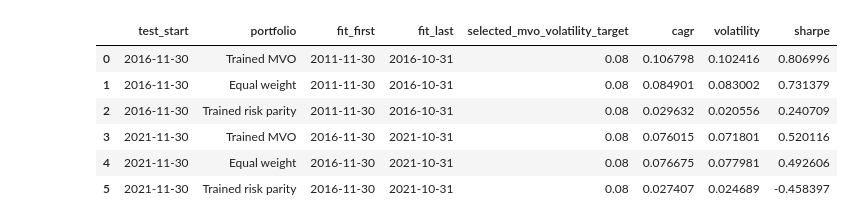
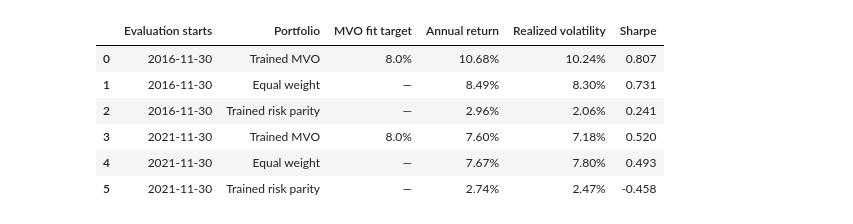
Before and after one commit to kybeka/meridian-capital, a Jupyter notebook: research/round-1/supplementary_studies.ipynb, the cells around one changed output. Cells and saved outputs as stored; diff of their text form; code cells hidden in the pictures.

```diff
--- a/research/round-1/supplementary_studies.ipynb
+++ b/research/round-1/supplementary_studies.ipynb
@@ -398,39 +587,46 @@ historical_results = []
 historical_weights = []
 for first_test_month in ["2016-11-30", "2021-11-30"]:
     start = pd.Timestamp(first_test_month)
     sample = returns.loc[returns.index < start, historical_assets].tail(60)
     assert len(sample) == 60 and sample.index[-1] < start
     trained_weights = None
     for target in [0.08, 0.075, 0.07]:
         try:
             trained_weights, diagnostics = optimize_weights(sample, POLICY, target=target)
             break
         except RuntimeError:
             continue
     if trained_weights is None:
         raise RuntimeError("No verified historical fit in the volatility band.")
     sample_covariance = sample.cov().to_numpy() * 12
     alternatives = {"Trained MVO": trained_weights,
                     "Equal weight": np.ones(6) / 6,
                     "Trained risk parity": historical_parity(sample_covariance)}
     for name, weights in alternatives.items():
         net = simulate_fixed_weights(weights, returns.loc[start:, historical_assets])["net_return"]
         row = performance_statistics(net).to_dict()
         row.update(test_start=first_test_month, portfolio=name, fit_first=str(sample.index[0].date()),
                    fit_last=str(sample.index[-1].date()), selected_mvo_volatility_target=target)
         historical_results.append(row)
         historical_weights.append({"test_start": first_test_month, "portfolio": name,
                                    **dict(zip(historical_assets, weights))})
 historical_summary = pd.DataFrame(historical_results)
 historical_summary.to_csv(STUDIES / "historical_fit_summary.csv", index=False)
 pd.DataFrame(historical_weights).to_csv(STUDIES / "historical_fit_weights.csv", index=False)
-display(historical_summary[["test_start", "portfolio", "fit_first", "fit_last",
-                            "selected_mvo_volatility_target", "cagr", "volatility", "sharpe"]])
+
+historical_display = historical_summary[["test_start", "portfolio", "selected_mvo_volatility_target",
+                                        "cagr", "volatility", "sharpe"]].copy()
+historical_display.loc[historical_display["portfolio"] != "Trained MVO", "selected_mvo_volatility_target"] = np.nan
+display(historical_display.rename(columns={"test_start": "Evaluation starts", "portfolio": "Portfolio",
+    "selected_mvo_volatility_target": "MVO fit target", "cagr": "Annual return",
+    "volatility": "Realized volatility", "sharpe": "Sharpe"})
+    .style.format({"MVO fit target": "{:.1%}", "Annual return": "{:.2%}",
+                   "Realized volatility": "{:.2%}", "Sharpe": "{:.3f}"}, na_rep="—"))
 # %% [output]
-|  | test_start | portfolio | fit_first | fit_last | selected_mvo_volatility_target | cagr | volatility | sharpe |
-| 0 | 2016-11-30 | Trained MVO | 2011-11-30 | 2016-10-31 | 0.08 | 0.106798 | 0.102416 | 0.806996 |
-| 1 | 2016-11-30 | Equal weight | 2011-11-30 | 2016-10-31 | 0.08 | 0.084901 | 0.083002 | 0.731379 |
-| 2 | 2016-11-30 | Trained risk parity | 2011-11-30 | 2016-10-31 | 0.08 | 0.029632 | 0.020556 | 0.240709 |
-| 3 | 2021-11-30 | Trained MVO | 2016-11-30 | 2021-10-31 | 0.08 | 0.076015 | 0.071801 | 0.520116 |
-| 4 | 2021-11-30 | Equal weight | 2016-11-30 | 2021-10-31 | 0.08 | 0.076675 | 0.077981 | 0.492606 |
-| 5 | 2021-11-30 | Trained risk parity | 2016-11-30 | 2021-10-31 | 0.08 | 0.027407 | 0.024689 | -0.458397 |
+|  | Evaluation starts | Portfolio | MVO fit target | Annual return | Realized volatility | Sharpe |
+| 0 | 2016-11-30 | Trained MVO | 8.0% | 10.68% | 10.24% | 0.807 |
+| 1 | 2016-11-30 | Equal weight | — | 8.49% | 8.30% | 0.731 |
+| 2 | 2016-11-30 | Trained risk parity | — | 2.96% | 2.06% | 0.241 |
+| 3 | 2021-11-30 | Trained MVO | 8.0% | 7.60% | 7.18% | 0.520 |
+| 4 | 2021-11-30 | Equal weight | — | 7.67% | 7.80% | 0.493 |
+| 5 | 2021-11-30 | Trained risk parity | — | 2.74% | 2.47% | -0.458 |
```
Also changed, not shown: parts of 42 cells of this notebook, 16 other files.
